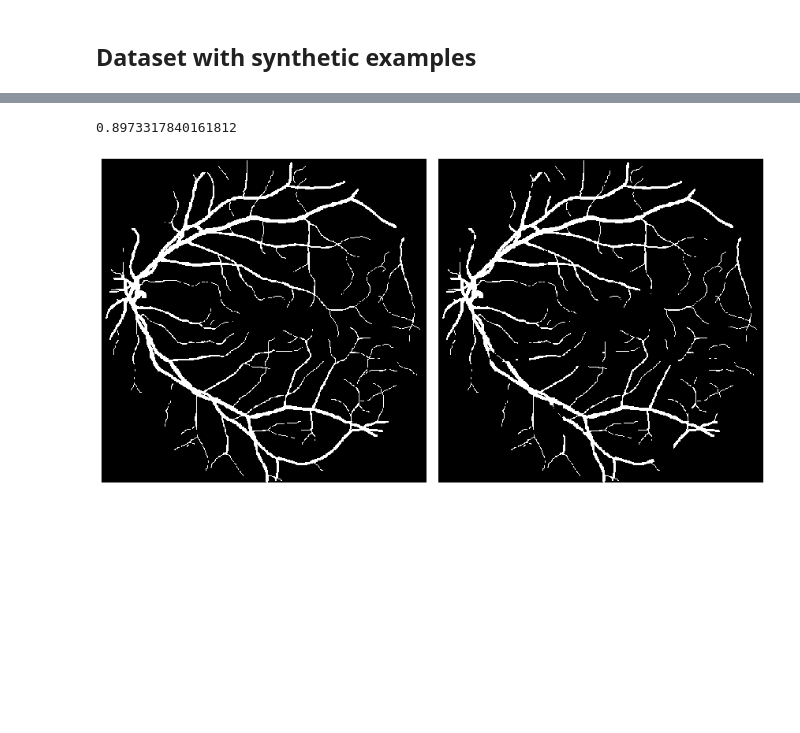
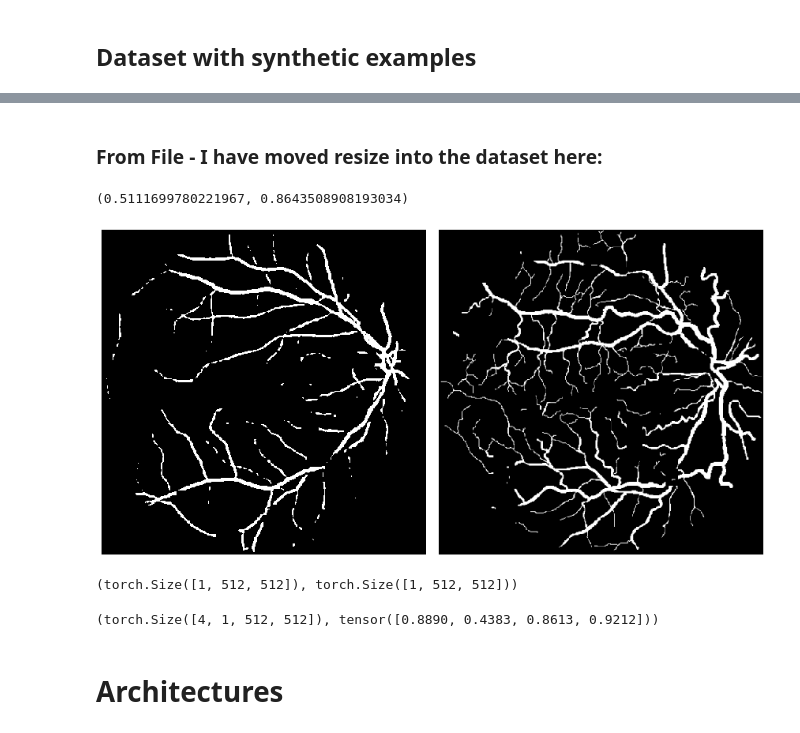
Before and after one commit to agaldran/vessel_qual, a Jupyter notebook: dataset_vesselqual.ipynb, the cells around one changed output, grey strips where cells are left out. Drawn from its saved outputs; the diff is of its cells as text; code cells hidden in the pictures; blank space fills up the shorter version.

```diff
--- a/dataset_vesselqual.ipynb
+++ b/dataset_vesselqual.ipynb
@@ -303,6 +355,2 @@ im, sim, true = train_dataset[0]
-# %%
-imshow_pair(true.numpy()[0], im.numpy()[0])
-sim
-# %% [output]
-0.8973317840161812
-[figure, removed]
+# %% [markdown]
+### From File - I have moved resize into the dataset here:
@@ -308,0 +359,16 @@ sim
+# %%
+train_dataset, val_dataset = get_reg_datasets(path_train_csv, path_train_csv, p_manual=0.5, p_nothing=0.1,
+                                              max_deg_patches=50, max_patch_size=(64, 64),
+                                              sim_method='mutual_info', tg_size=(512, 512))
+# %%
+im, sim = train_dataset[0]
+im2, sim2 = train_dataset[1]
+imshow_pair(im.numpy()[0], im2.numpy()[0])
+sim,sim2
+# %% [output]
+(0.5111699780221967, 0.8643508908193034)
+[figure, added]
+# %%
+im.shape, im2.shape
+# %% [output]
+(torch.Size([1, 512, 512]), torch.Size([1, 512, 512]))
@@ -308,0 +382,7 @@ sim
+# %%
+batch = next(iter(train_loader))
+batch[0].shape, batch[1]
+# %% [output]
+(torch.Size([4, 1, 512, 512]), tensor([0.8890, 0.4383, 0.8613, 0.9212]))
+# %% [markdown]
+# Architectures
```
Also changed, not shown: parts of 22 cells of this notebook, 8 other files.
